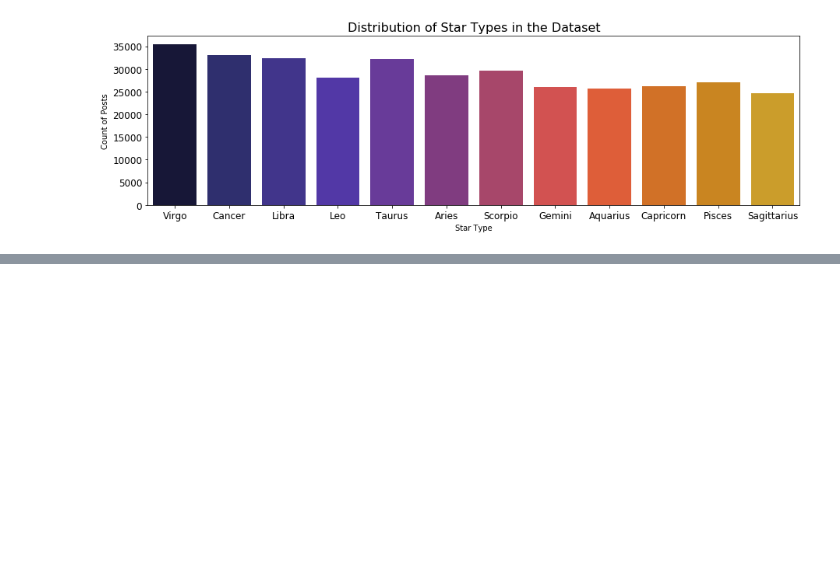
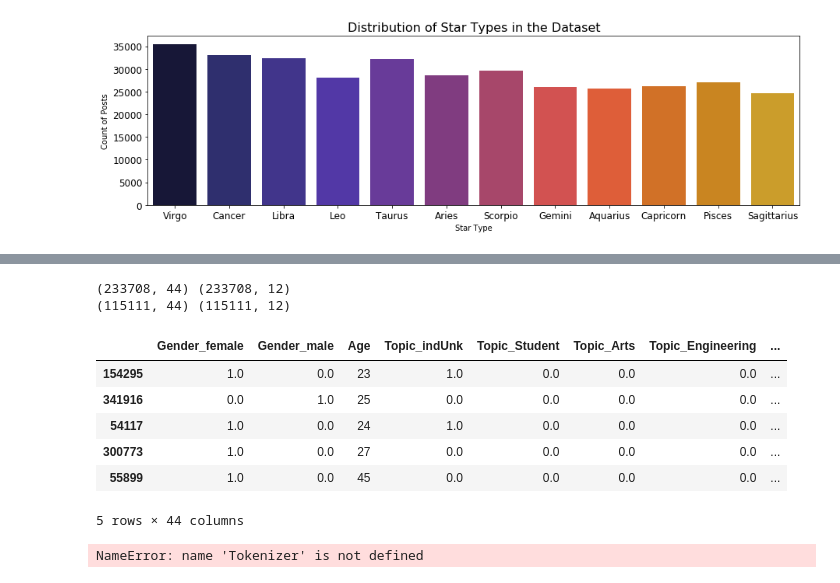
Before and after one commit to ExpertsVision/ML_DS_Tutorials, a Jupyter notebook: zodiac_star_pred.ipynb, the cells around one changed output, grey strips where cells are left out. Drawn from its saved outputs; the diff is of its cells as text; code cells hidden in the pictures; blank space fills up the shorter version.

```diff
--- a/zodiac_star_pred.ipynb
+++ b/zodiac_star_pred.ipynb
@@ -311,9 +332,28 @@ print(cat_df_flights_onehot.head())
+# %%
+x_train, x_test, y_train, y_test = train_test_split(x_encoded,y_encoded, test_size = 0.33, random_state = 42)
+print(x_train.shape,y_train.shape)
+print(x_test.shape,y_test.shape)
+# %% [output]
+(233708, 44) (233708, 12)
+(115111, 44) (115111, 12)
+# %%
+x_train.head()
+# %% [output]
+|  | Gender_female | Gender_male | Age | Topic_indUnk | Topic_Student | Topic_Arts | Topic_Engineering | ... |
+| 154295 | 1.0 | 0.0 | 23 | 1.0 | 0.0 | 0.0 | 0.0 | ... |
+| 341916 | 0.0 | 1.0 | 25 | 0.0 | 0.0 | 0.0 | 0.0 | ... |
+| 54117 | 1.0 | 0.0 | 24 | 1.0 | 0.0 | 0.0 | 0.0 | ... |
+| 300773 | 1.0 | 0.0 | 27 | 0.0 | 0.0 | 0.0 | 0.0 | ... |
+| 55899 | 1.0 | 0.0 | 45 | 0.0 | 0.0 | 0.0 | 0.0 | ... |
+5 rows × 44 columns
 # %%
 max_fatures = 2000
 tokenizer = Tokenizer(num_words=max_fatures, split=' ')
-tokenizer.fit_on_texts(train_clean['without_sw'].values)
+tokenizer.fit_on_texts(x_train.values)
 X = tokenizer.texts_to_sequences(data['without_sw'].values)
 X = pad_sequences(X)
+# %% [output]
+NameError: name 'Tokenizer' is not defined
 # %%
 
 
```
Also changed, not shown: parts of 17 cells of this notebook.
